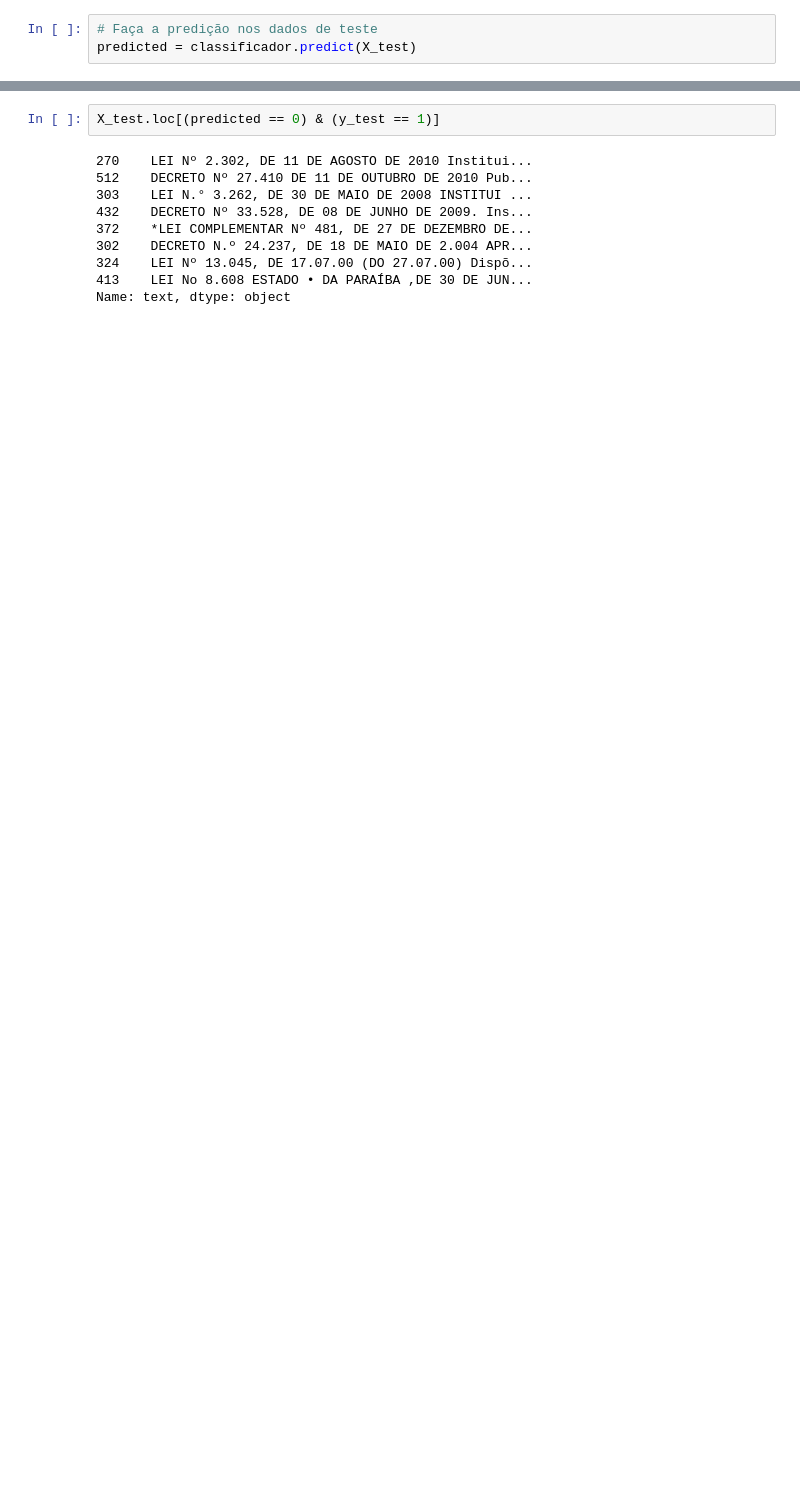
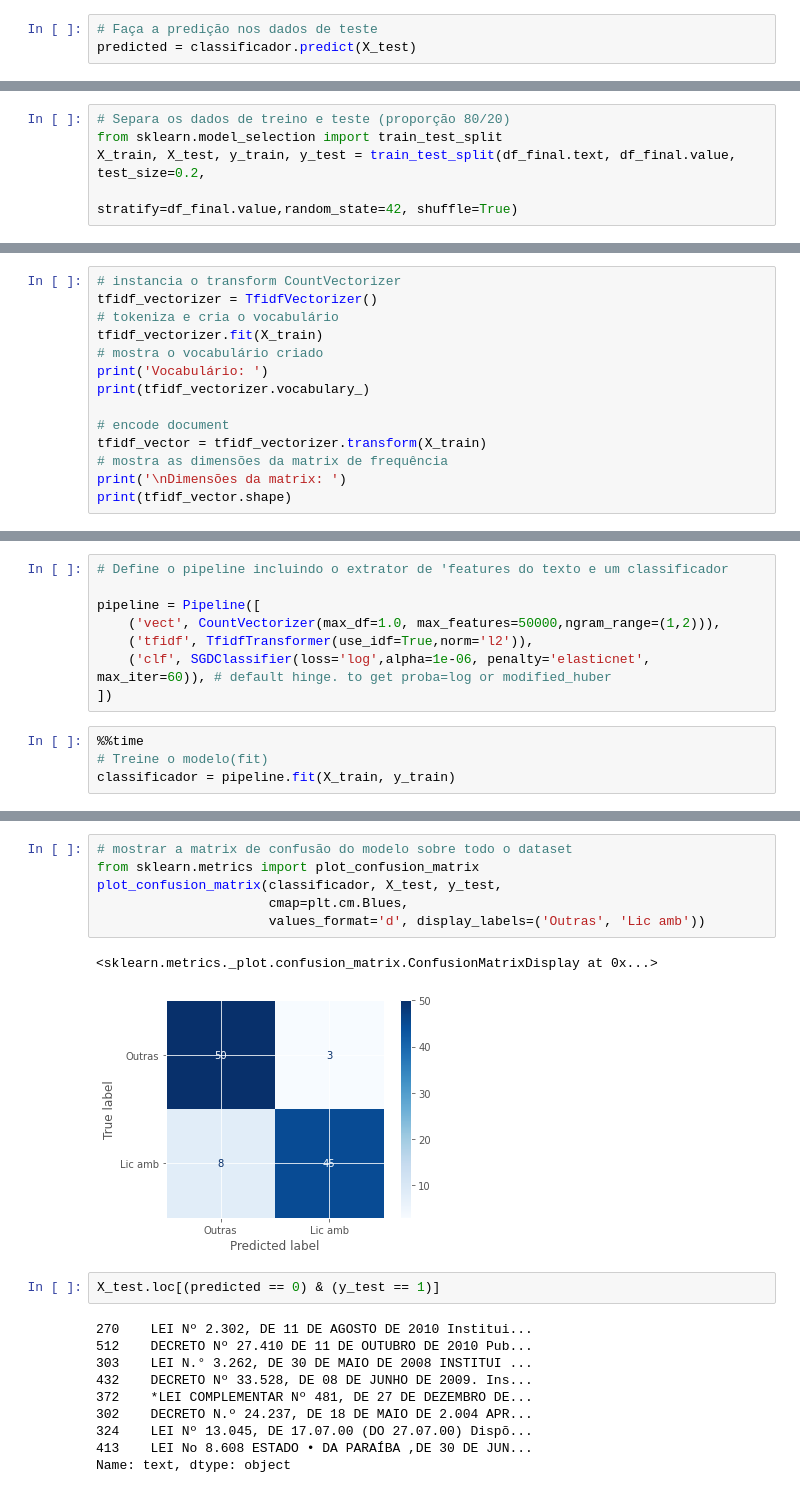
Before and after one commit to leoexcelsus/siglla_phase2, a Jupyter notebook: siglla.ipynb, the cells around one changed output, grey strips where cells are left out. Drawn from its saved outputs; the diff is of its cells as text; blank space fills up the shorter version.

```diff
--- a/siglla.ipynb
+++ b/siglla.ipynb
@@ -334,0 +342,5 @@ plot_confusion_matrix(classificador, X_test, y_test,
+# %%
+# Separa os dados de treino e teste (proporção 80/20)
+from sklearn.model_selection import train_test_split
+X_train, X_test, y_train, y_test = train_test_split(df_final.text, df_final.value, test_size=0.2,
+                                                    stratify=df_final.value,random_state=42, shuffle=True)
@@ -334,0 +361,14 @@ plot_confusion_matrix(classificador, X_test, y_test,
+# %%
+# instancia o transform CountVectorizer
+tfidf_vectorizer = TfidfVectorizer()
+# tokeniza e cria o vocabulário
+tfidf_vectorizer.fit(X_train)
+# mostra o vocabulário criado
+print('Vocabulário: ')
+print(tfidf_vectorizer.vocabulary_)
+
+# encode document
+tfidf_vector = tfidf_vectorizer.transform(X_train)
+# mostra as dimensões da matrix de frequência
+print('\nDimensões da matrix: ')
+print(tfidf_vector.shape)
@@ -334,0 +378,12 @@ plot_confusion_matrix(classificador, X_test, y_test,
+# %%
+# Define o pipeline incluindo o extrator de 'features do texto e um classificador
+
+pipeline = Pipeline([
+    ('vect', CountVectorizer(max_df=1.0, max_features=50000,ngram_range=(1,2))),
+    ('tfidf', TfidfTransformer(use_idf=True,norm='l2')),
+    ('clf', SGDClassifier(loss='log',alpha=1e-06, penalty='elasticnet', max_iter=60)), # default hinge. to get proba=log or modified_huber
+])
+# %%
+%%time
+# Treine o modelo(fit)
+classificador = pipeline.fit(X_train, y_train)
@@ -335,3 +420,12 @@ plot_confusion_matrix(classificador, X_test, y_test,
+# %%
+# mostrar a matrix de confusão do modelo sobre todo o dataset
+from sklearn.metrics import plot_confusion_matrix
+plot_confusion_matrix(classificador, X_test, y_test,
+                      cmap=plt.cm.Blues,
+                      values_format='d', display_labels=('Outras', 'Lic amb'))
+# %% [output]
+<sklearn.metrics._plot.confusion_matrix.ConfusionMatrixDisplay at 0x...>
+[figure, added]
 # %%
 X_test.loc[(predicted == 0) & (y_test == 1)]
 # %% [output]
```
Also changed, not shown: parts of 37 cells of this notebook.
